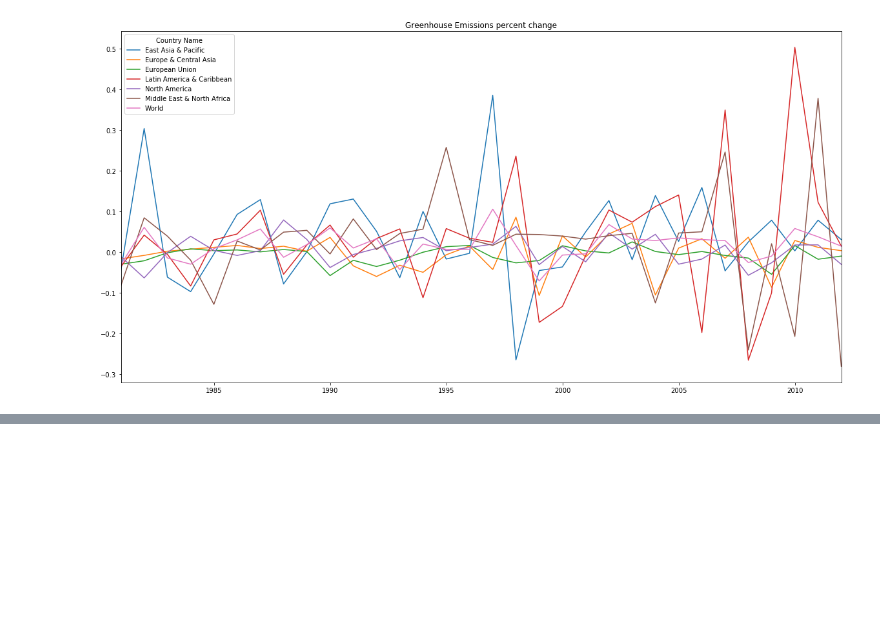
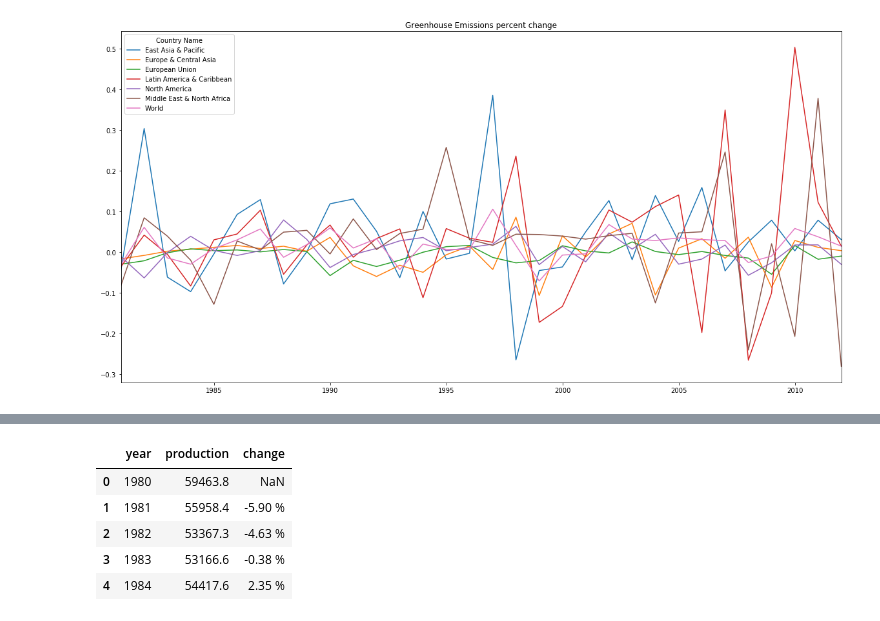
Before and after one commit to hageslel/project_one, a Jupyter notebook: GDP_GreengasEmissions.ipynb, the cells around one changed output, grey strips where cells are left out. Cells and saved outputs as stored; diff of their text form; code cells hidden in the pictures; blank space fills up the shorter version.

```diff
--- a/GDP_GreengasEmissions.ipynb
+++ b/GDP_GreengasEmissions.ipynb
@@ -105,3 +107,7 @@ Emissions_growth.plot(figsize=(20, 10), title="Greenhouse Emissions percent chan
 # %% [output]
 <matplotlib.axes._subplots.AxesSubplot at 0x...>
 [figure]
+# %%
+URL = "https://www.indexmundi.com/energy/?product=oil&graph=production"
+table = pd.read_html(URL)
+table
@@ -107,0 +134,9 @@ Emissions_growth.plot(figsize=(20, 10), title="Greenhouse Emissions percent chan
+# %%
+crude_oil.head()
+# %% [output]
+|  | year | production | change |
+| 0 | 1980 | 59463.8 | NaN |
+| 1 | 1981 | 55958.4 | -5.90 % |
+| 2 | 1982 | 53367.3 | -4.63 % |
+| 3 | 1983 | 53166.6 | -0.38 % |
+| 4 | 1984 | 54417.6 | 2.35 % |
```
Also changed, not shown: parts of 11 cells of this notebook.
